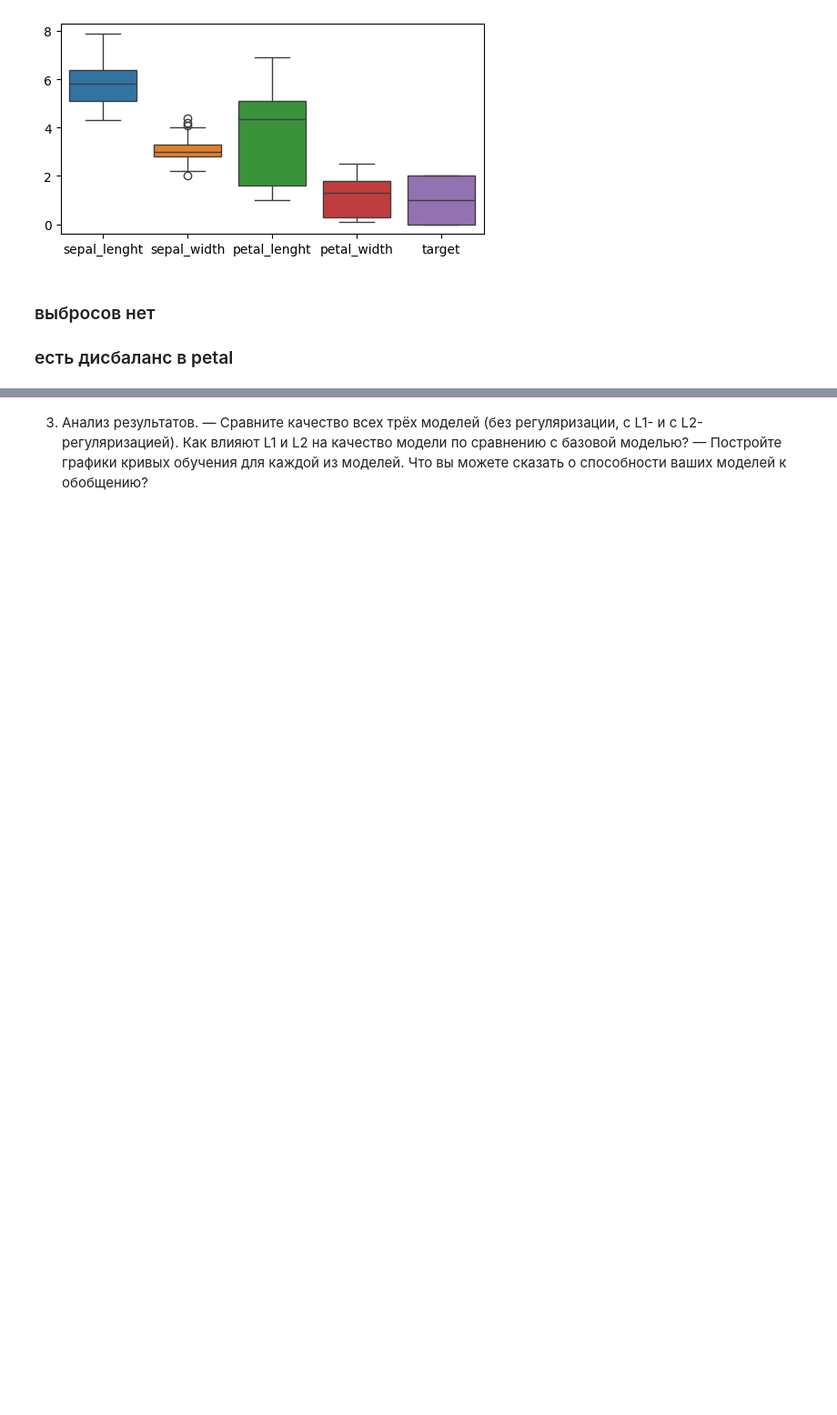
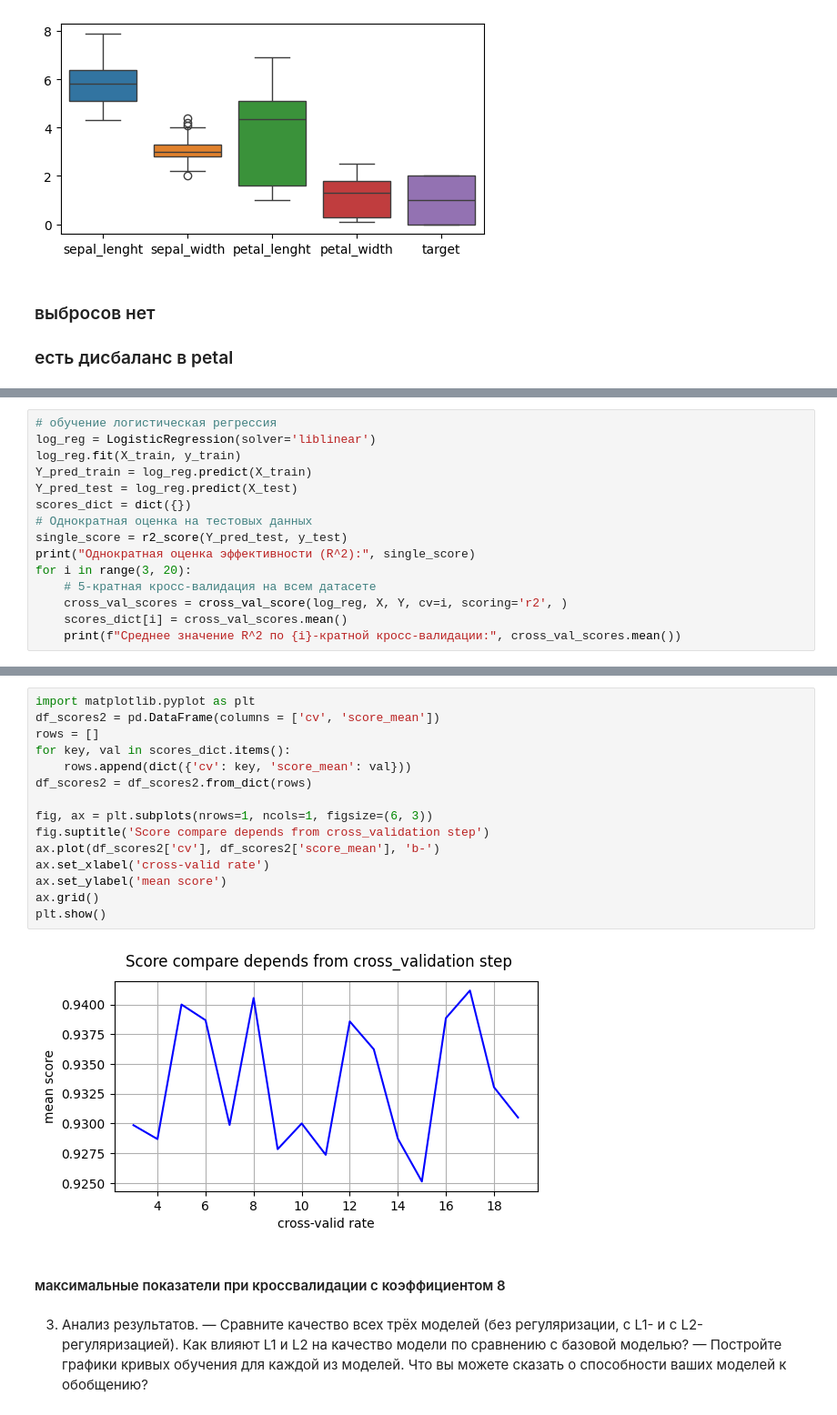
Before and after one commit to Rusttm/DSprojects, a Jupyter notebook: EDA/lesson6/seminar6_DZ.ipynb, the cells around one changed output, grey strips where cells are left out. Shown at 91% size. Drawn from its saved outputs; the diff is of its cells as text; blank space fills up the shorter version.

```diff
--- a/EDA/lesson6/seminar6_DZ.ipynb
+++ b/EDA/lesson6/seminar6_DZ.ipynb
@@ -80,0 +289,15 @@ X_train, X_test, y_train, y_test = train_test_split(X_scaled, Y, train_size=0.8,
+# %%
+# обучение логистическая регрессия
+log_reg = LogisticRegression(solver='liblinear')
+log_reg.fit(X_train, y_train)
+Y_pred_train = log_reg.predict(X_train)
+Y_pred_test = log_reg.predict(X_test)
+scores_dict = dict({})
+# Однократная оценка на тестовых данных
+single_score = r2_score(Y_pred_test, y_test)
+print("Однократная оценка эффективности (R^2):", single_score)
+for i in range(3, 20):
+    # 5-кратная кросс-валидация на всем датасете
+    cross_val_scores = cross_val_score(log_reg, X, Y, cv=i, scoring='r2', )
+    scores_dict[i] = cross_val_scores.mean()
+    print(f"Среднее значение R^2 по {i}-кратной кросс-валидации:", cross_val_scores.mean())
@@ -81,3 +323,22 @@ X_train, X_test, y_train, y_test = train_test_split(X_scaled, Y, train_size=0.8,
+# %%
+import matplotlib.pyplot as plt
+df_scores2 = pd.DataFrame(columns = ['cv', 'score_mean'])
+rows = []
+for key, val in scores_dict.items():
+    rows.append(dict({'cv': key, 'score_mean': val}))
+df_scores2 = df_scores2.from_dict(rows)
+
+fig, ax = plt.subplots(nrows=1, ncols=1, figsize=(6, 3))
+fig.suptitle('Score compare depends from cross_validation step')
+ax.plot(df_scores2['cv'], df_scores2['score_mean'], 'b-')
+ax.set_xlabel('cross-valid rate')
+ax.set_ylabel('mean score')
+ax.grid()
+plt.show()
+# %% [output]
+[figure, added]
+# %% [markdown]
+#### максимальные показатели при кроссвалидации с коэффициентом 8
 # %% [markdown]
 3. Анализ результатов.
 — Сравните качество всех трёх моделей (без регуляризации, с L1- и с L2-регуляризацией). Как влияют L1 и L2 на качество модели по сравнению с базовой моделью?
```
Also changed, not shown: parts of 25 cells of this notebook.
